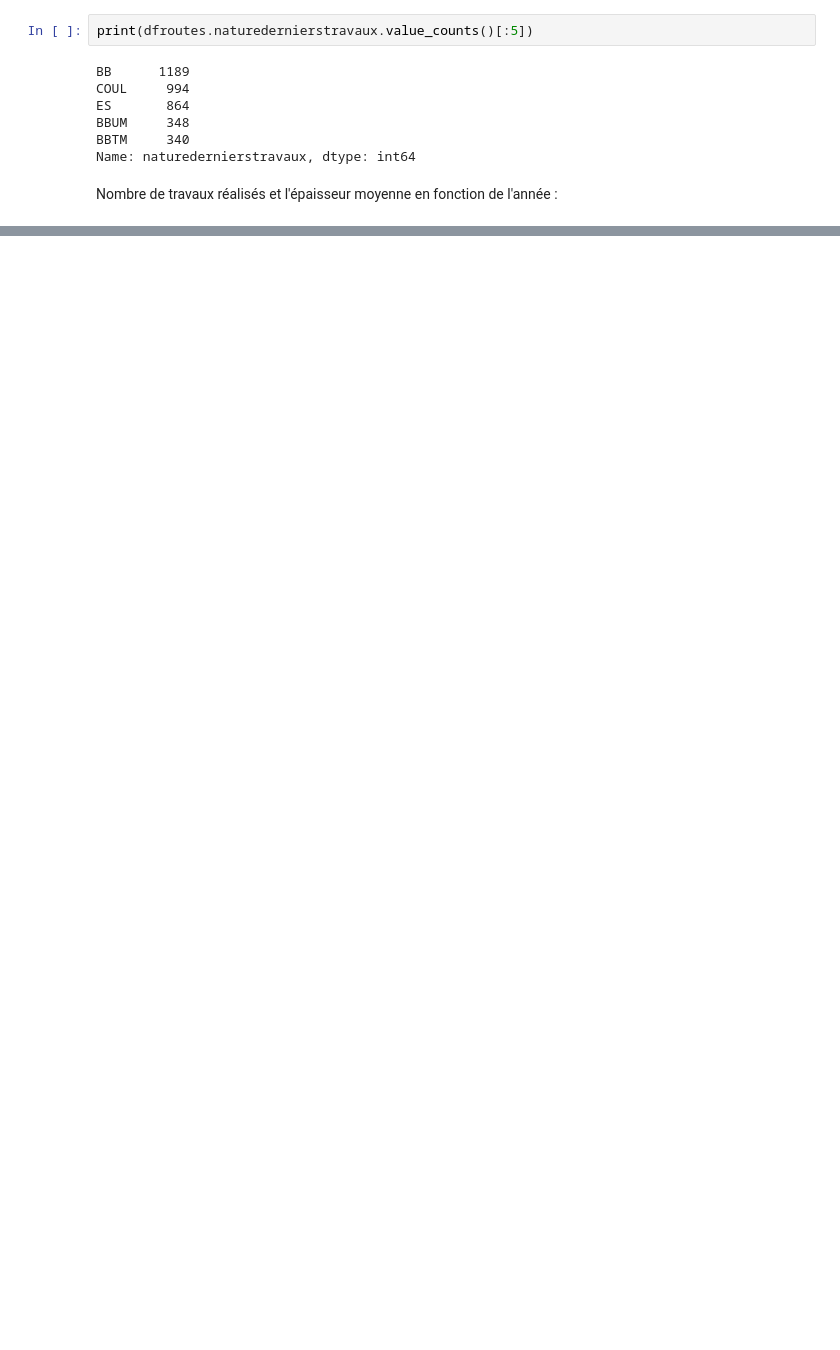
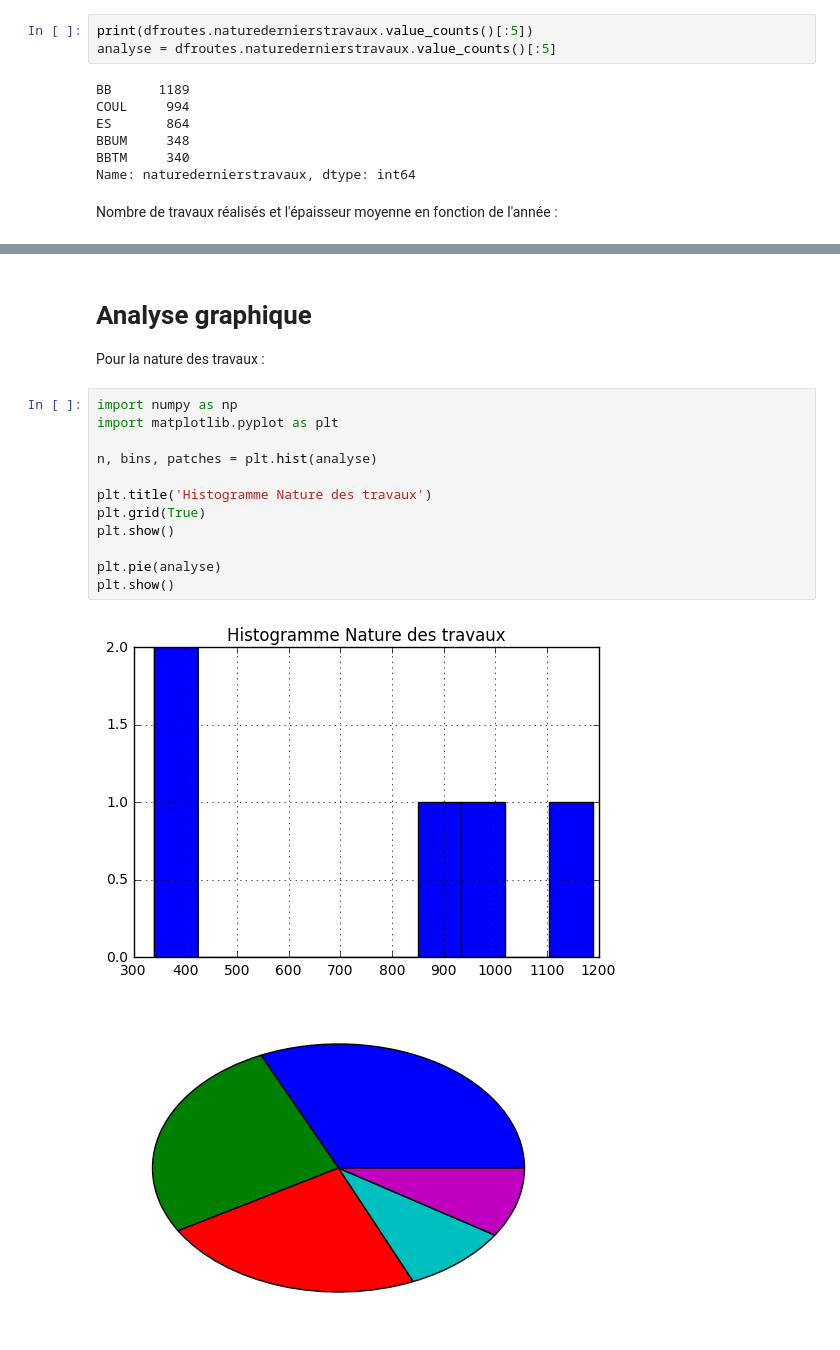
Before and after one commit to AloisChev/Interactive_Python_Notebooks, a Jupyter notebook: routes.ipynb, the cells around one changed output, grey strips where cells are left out. Saved outputs shown, nothing was run; the diff lists cells and outputs as text; blank space fills up the shorter version.

```diff
--- a/routes.ipynb
+++ b/routes.ipynb
@@ -86,6 +86,7 @@ dfroutes
 Les 5 natures de travaux les plus fréquentes :
 # %%
 print(dfroutes.naturedernierstravaux.value_counts()[:5])
+analyse = dfroutes.naturedernierstravaux.value_counts()[:5]
 # %% [output]
 BB      1189
 COUL     994
@@ -116,3 +118,22 @@ anneedernierstravaux  naturedernierstravaux
                       BBME                      2
                       ES                        1
 Name: naturedernierstravaux, dtype: int64
+# %% [markdown]
+# Analyse graphique
+
+Pour la nature des travaux :
+# %%
+import numpy as np
+import matplotlib.pyplot as plt
+
+n, bins, patches = plt.hist(analyse)
+
+plt.title('Histogramme Nature des travaux')
+plt.grid(True)
+plt.show()
+
+plt.pie(analyse)
+plt.show()
+# %% [output]
+[figure, added]
+[figure, added]
```
Also changed, not shown: parts of 3 cells of this notebook, 1 other file.
